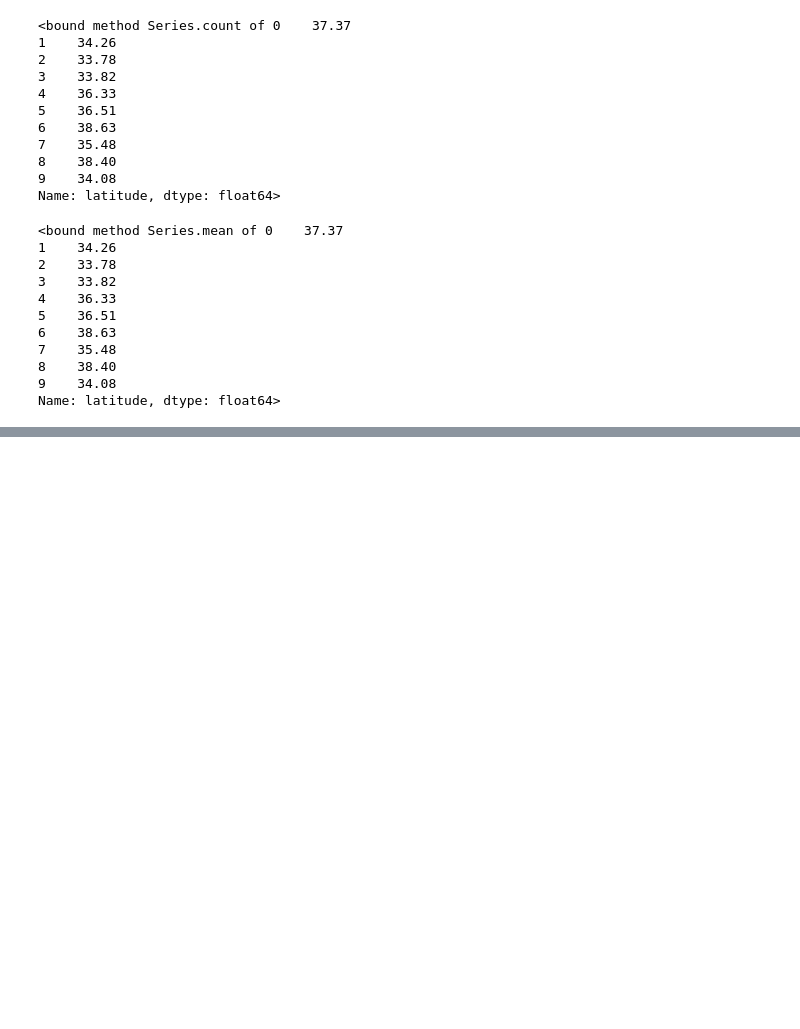
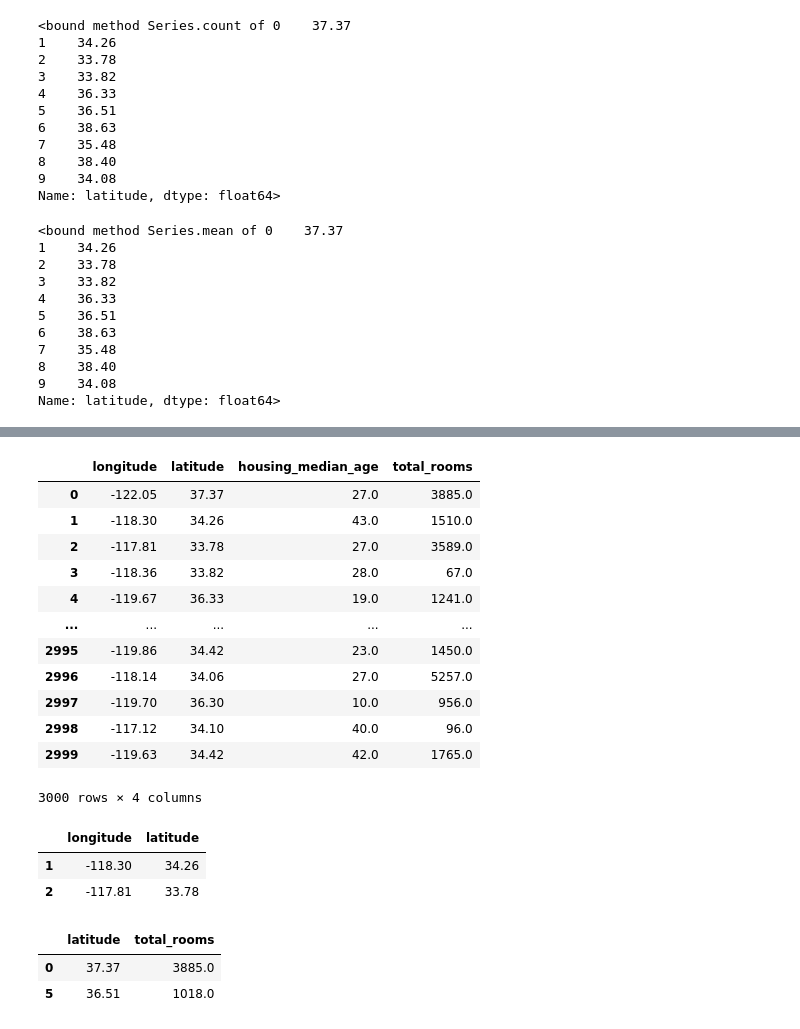
Before and after one commit to Anushwa0306/Python-Practises, a Jupyter notebook: Python_Practises_ipynb.ipynb, the cells around one changed output, grey strips where cells are left out. Saved outputs shown, nothing was run; the diff lists cells and outputs as text; code cells hidden in the pictures; blank space fills up the shorter version.

```diff
--- a/Python_Practises_ipynb.ipynb
+++ b/Python_Practises_ipynb.ipynb
@@ -250,0 +255,2 @@ Name: latitude, dtype: float64>
+# %%
+california_housing_test = pd.read_csv("/content/california_housing_test.csv")
@@ -250,0 +383,28 @@ Name: latitude, dtype: float64>
+# %%
+california_housing_test.iloc[:,0:4]
+# %% [output]
+|  | longitude | latitude | housing_median_age | total_rooms |
+| 0 | -122.05 | 37.37 | 27.0 | 3885.0 |
+| 1 | -118.30 | 34.26 | 43.0 | 1510.0 |
+| 2 | -117.81 | 33.78 | 27.0 | 3589.0 |
+| 3 | -118.36 | 33.82 | 28.0 | 67.0 |
+| 4 | -119.67 | 36.33 | 19.0 | 1241.0 |
+| ... | ... | ... | ... | ... |
+| 2995 | -119.86 | 34.42 | 23.0 | 1450.0 |
+| 2996 | -118.14 | 34.06 | 27.0 | 5257.0 |
+| 2997 | -119.70 | 36.30 | 10.0 | 956.0 |
+| 2998 | -117.12 | 34.10 | 40.0 | 96.0 |
+| 2999 | -119.63 | 34.42 | 42.0 | 1765.0 |
+3000 rows × 4 columns
+# %%
+california_housing_test.iloc[1:3,0:2]
+# %% [output]
+|  | longitude | latitude |
+| 1 | -118.30 | 34.26 |
+| 2 | -117.81 | 33.78 |
+# %%
+california_housing_test.iloc[[0,5],[1,3]]
+# %% [output]
+|  | latitude | total_rooms |
+| 0 | 37.37 | 3885.0 |
+| 5 | 36.51 | 1018.0 |
```
Also changed, not shown: parts of 23 cells of this notebook.
